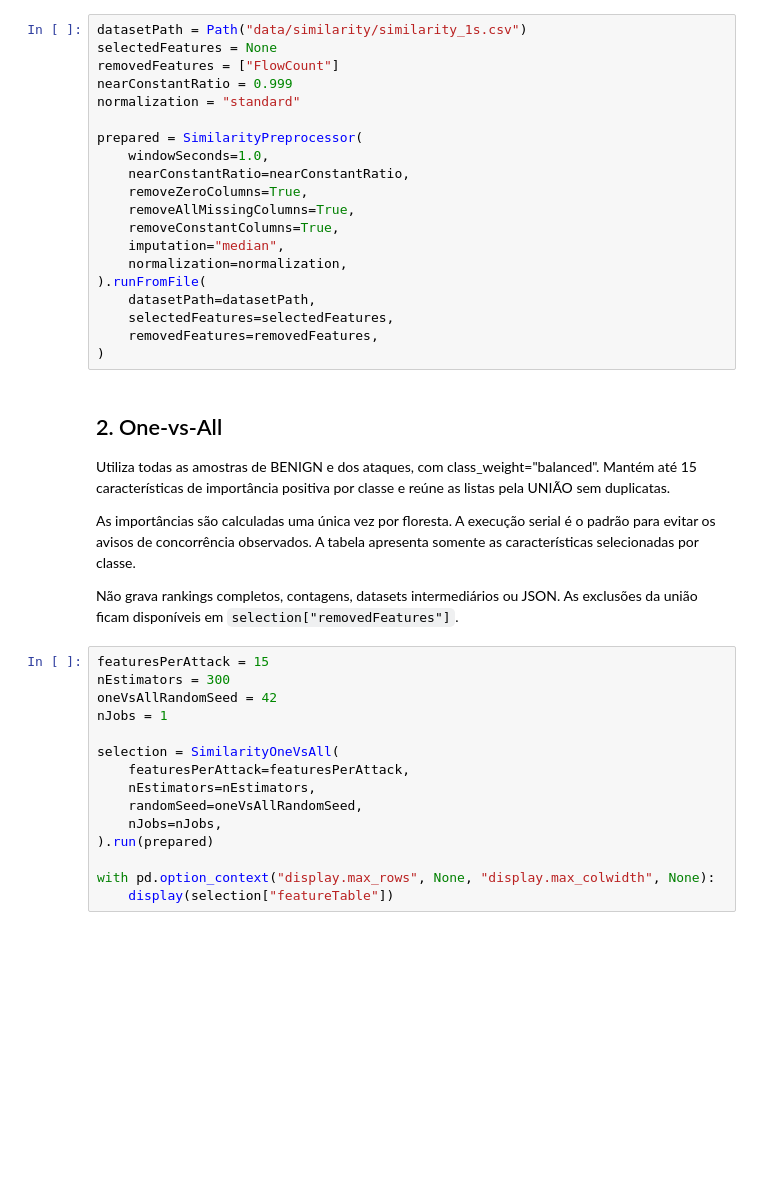
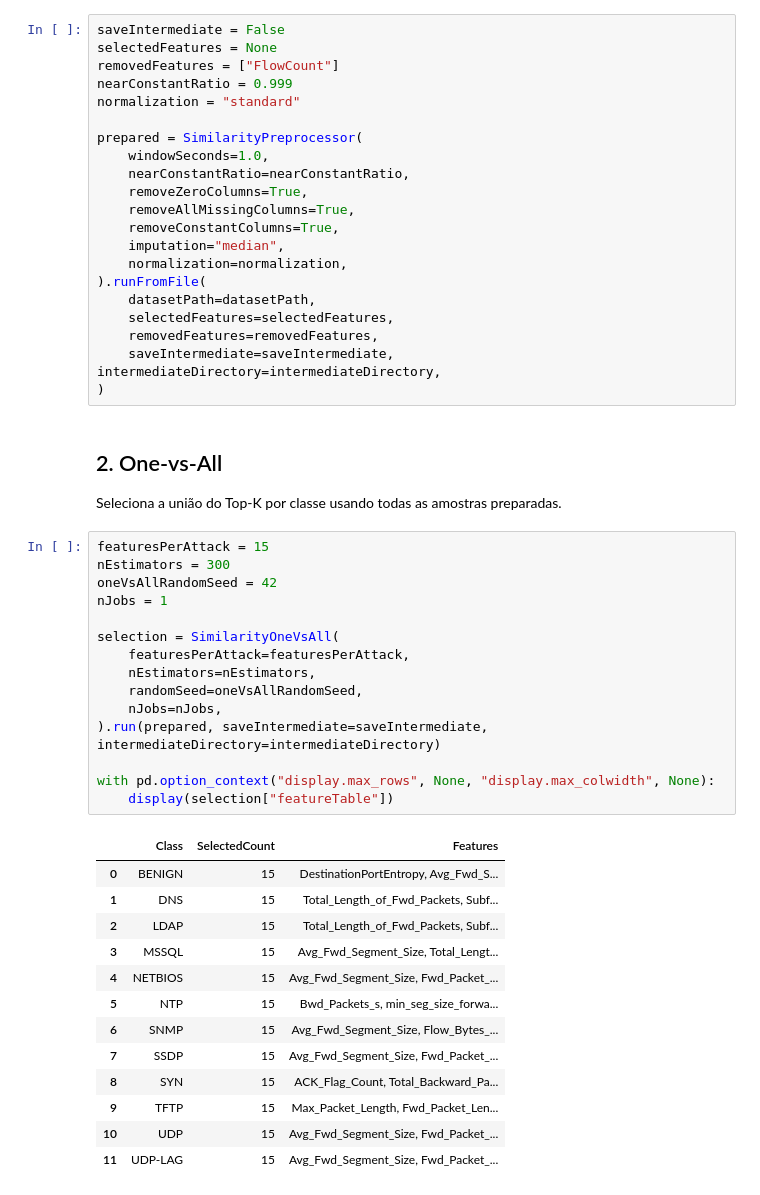
Before and after one commit to iRocktys/anomaly-detection-data-stream, a Jupyter notebook: Similarity.ipynb, the cells around one changed output. Drawn from its saved outputs; the diff is of its cells as text; blank space fills up the shorter version.

```diff
--- a/Similarity.ipynb
+++ b/Similarity.ipynb
@@ -21,5 +26,5 @@ Esta etapa não grava arquivos nem exibe tabelas auxiliares. As exclusões e seu
 # %%
-datasetPath = Path("data/similarity/similarity_1s.csv")
+saveIntermediate = False
 selectedFeatures = None
 removedFeatures = ["FlowCount"]
 nearConstantRatio = 0.999
@@ -37,27 +42,38 @@ prepared = SimilarityPreprocessor(
     datasetPath=datasetPath,
     selectedFeatures=selectedFeatures,
     removedFeatures=removedFeatures,
+    saveIntermediate=saveIntermediate, intermediateDirectory=intermediateDirectory,
 )
-# %% [markdown]
-## 2. One-vs-All
-
-Utiliza todas as amostras de BENIGN e dos ataques, com class_weight="balanced". Mantém até 15 características de importância positiva por classe e reúne as listas pela UNIÃO sem duplicatas.
-
-As importâncias são calculadas uma única vez por floresta. A execução serial é o padrão para evitar os avisos de concorrência observados. A tabela apresenta somente as características selecionadas por classe.
-
-Não grava rankings completos, contagens, datasets intermediários ou JSON. As exclusões da união ficam disponíveis em `selection["removedFeatures"]`.
+# %% [markdown]
+## 2. One-vs-All
+
+Seleciona a união do Top-K por classe usando todas as amostras preparadas.
 # %%
 featuresPerAttack = 15
 nEstimators = 300
 oneVsAllRandomSeed = 42
 nJobs = 1
 
 selection = SimilarityOneVsAll(
     featuresPerAttack=featuresPerAttack,
     nEstimators=nEstimators,
     randomSeed=oneVsAllRandomSeed,
     nJobs=nJobs,
-).run(prepared)
+).run(prepared, saveIntermediate=saveIntermediate, intermediateDirectory=intermediateDirectory)
 
 with pd.option_context("display.max_rows", None, "display.max_colwidth", None):
     display(selection["featureTable"])
+# %% [output]
+|  | Class | SelectedCount | Features |
+| 0 | BENIGN | 15 | DestinationPortEntropy, Avg_Fwd_S... |
+| 1 | DNS | 15 | Total_Length_of_Fwd_Packets, Subf... |
+| 2 | LDAP | 15 | Total_Length_of_Fwd_Packets, Subf... |
+| 3 | MSSQL | 15 | Avg_Fwd_Segment_Size, Total_Lengt... |
+| 4 | NETBIOS | 15 | Avg_Fwd_Segment_Size, Fwd_Packet_... |
+| 5 | NTP | 15 | Bwd_Packets_s, min_seg_size_forwa... |
+| 6 | SNMP | 15 | Avg_Fwd_Segment_Size, Flow_Bytes_... |
+| 7 | SSDP | 15 | Avg_Fwd_Segment_Size, Fwd_Packet_... |
+| 8 | SYN | 15 | ACK_Flag_Count, Total_Backward_Pa... |
+| 9 | TFTP | 15 | Max_Packet_Length, Fwd_Packet_Len... |
+| 10 | UDP | 15 | Avg_Fwd_Segment_Size, Fwd_Packet_... |
+| 11 | UDP-LAG | 15 | Avg_Fwd_Segment_Size, Fwd_Packet_... |
```
Also changed, not shown: parts of 19 cells of this notebook, 16 other files.
